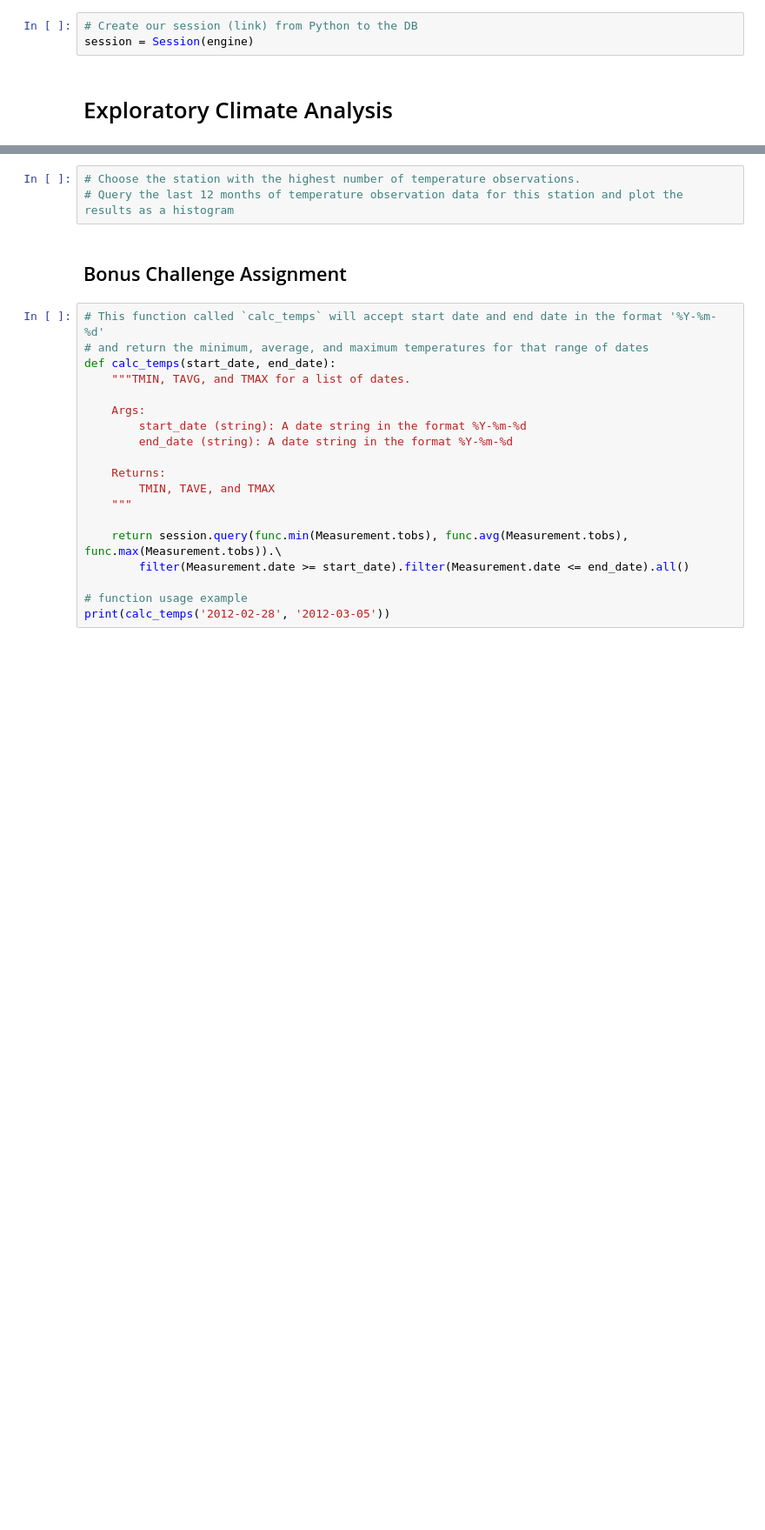
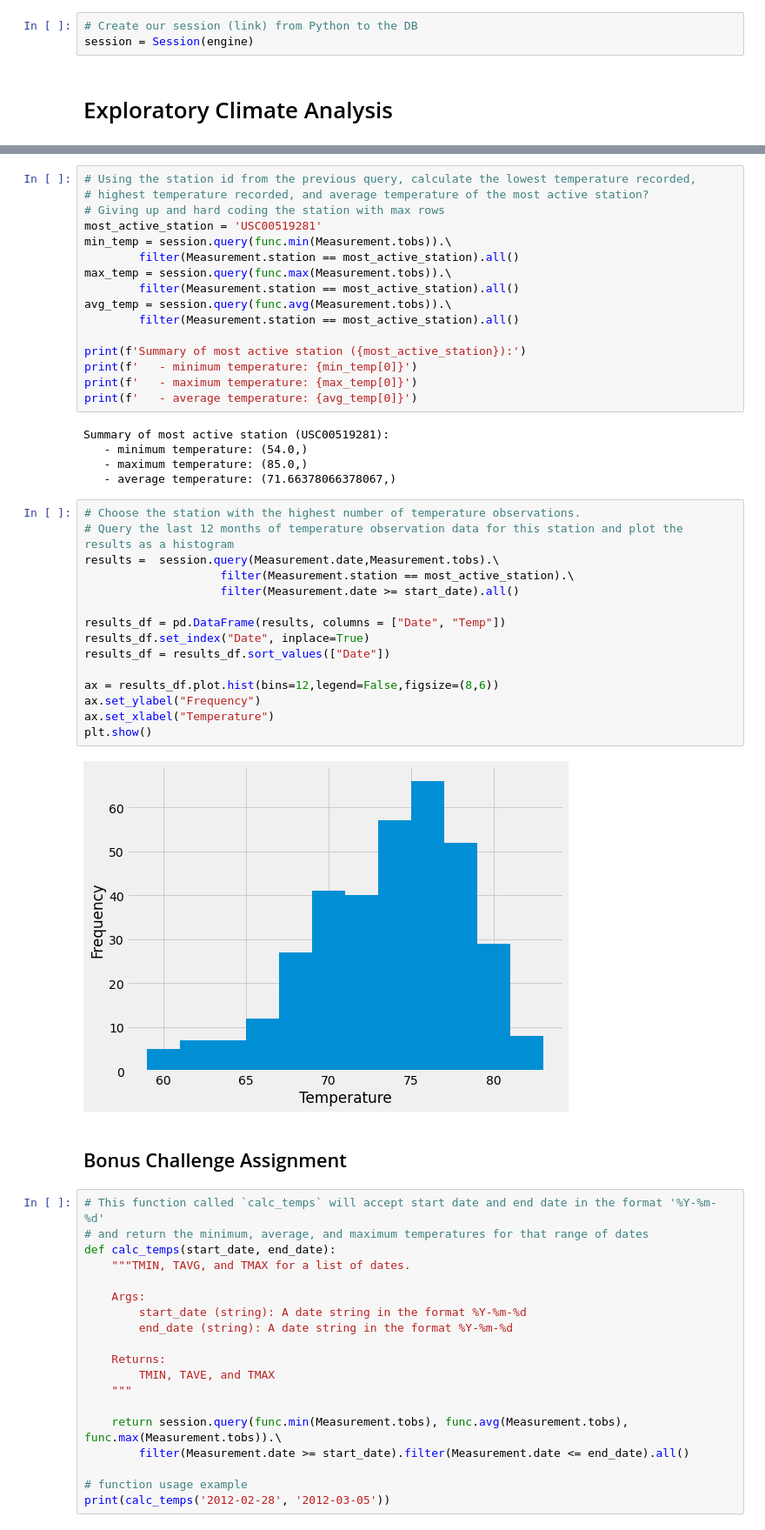
Before and after one commit to RobertEnglund/uom_stp-sqlalchemy-challenge, a Jupyter notebook: climate_starter.ipynb, the cells around one changed output, grey strips where cells are left out. Shown at 87% size. Saved outputs shown, nothing was run; the diff lists cells and outputs as text; blank space fills up the shorter version.

```diff
--- a/climate_starter.ipynb
+++ b/climate_starter.ipynb
@@ -118,6 +161,41 @@ session.query(Measurement.date).order_by(Measurement.date).first()
+# %%
+# Using the station id from the previous query, calculate the lowest temperature recorded,
+# highest temperature recorded, and average temperature of the most active station?
+# Giving up and hard coding the station with max rows
+most_active_station = 'USC00519281'
+min_temp = session.query(func.min(Measurement.tobs)).\
+        filter(Measurement.station == most_active_station).all()
+max_temp = session.query(func.max(Measurement.tobs)).\
+        filter(Measurement.station == most_active_station).all()
+avg_temp = session.query(func.avg(Measurement.tobs)).\
+        filter(Measurement.station == most_active_station).all()
+
+print(f'Summary of most active station ({most_active_station}):')
+print(f'   - minimum temperature: {min_temp[0]}')
+print(f'   - maximum temperature: {max_temp[0]}')
+print(f'   - average temperature: {avg_temp[0]}')
+# %% [output]
+Summary of most active station (USC00519281):
+   - minimum temperature: (54.0,)
+   - maximum temperature: (85.0,)
+   - average temperature: (71.66378066378067,)
 # %%
 # Choose the station with the highest number of temperature observations.
 # Query the last 12 months of temperature observation data for this station and plot the results as a histogram
+results =  session.query(Measurement.date,Measurement.tobs).\
+                    filter(Measurement.station == most_active_station).\
+                    filter(Measurement.date >= start_date).all()
+
+results_df = pd.DataFrame(results, columns = ["Date", "Temp"])
+results_df.set_index("Date", inplace=True)
+results_df = results_df.sort_values(["Date"])
+
+ax = results_df.plot.hist(bins=12,legend=False,figsize=(8,6))
+ax.set_ylabel("Frequency")
+ax.set_xlabel("Temperature")
+plt.show()
+# %% [output]
+[figure, added]
 # %% [markdown]
 ## Bonus Challenge Assignment
 # %%
```
Also changed, not shown: parts of 7 cells of this notebook.
